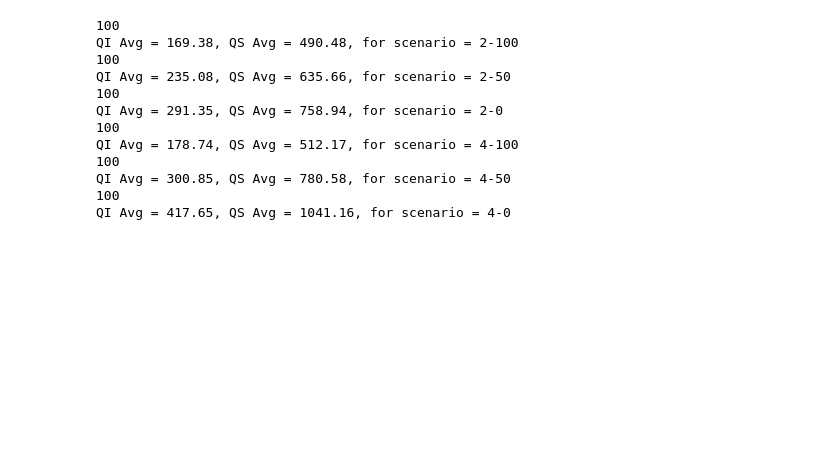
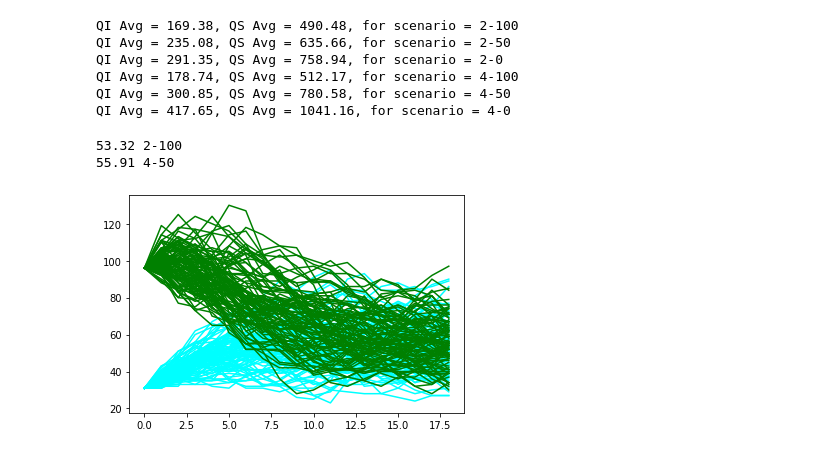
Before and after one commit to peter-i-frazier/group-testing, a Jupyter notebook: notebooks/july_7_quarantine_capacity_analysis.ipynb, the cells around one changed output. Saved outputs shown, nothing was run; the diff lists cells and outputs as text; code cells hidden in the pictures; blank space fills up the shorter version.

```diff
--- a/notebooks/july_7_quarantine_capacity_analysis.ipynb
+++ b/notebooks/july_7_quarantine_capacity_analysis.ipynb
@@ -16,7 +16,7 @@ dirs = ['/nfs01/covid_sims/1594131630.841701-asymptomatic_daily_self_report_p',
 for j, PATH in enumerate(dirs):
     os.chdir(PATH)
     results = glob.glob('**/simulation-0/*.csv', recursive=True) # simulatino-0 corresponds to daily testing frac = 0.2
-    print(len(results))
+    #print(len(results))
     n_trajectories = len(results)
     cum_QI = np.zeros(n_trajectories)
     cum_QS = np.zeros(n_trajectories)
@@ -29,15 +29,46 @@ for j, PATH in enumerate(dirs):
     avg_cum_QS = np.mean(cum_QS)
     print('QI Avg = {}, QS Avg = {}, for scenario = {}'.format(avg_cum_QI, avg_cum_QS, scenarios[j]))
 # %% [output]
-100
 QI Avg = 169.38, QS Avg = 490.48, for scenario = 2-100
-100
 QI Avg = 235.08, QS Avg = 635.66, for scenario = 2-50
-100
 QI Avg = 291.35, QS Avg = 758.94, for scenario = 2-0
-100
 QI Avg = 178.74, QS Avg = 512.17, for scenario = 4-100
-100
 QI Avg = 300.85, QS Avg = 780.58, for scenario = 4-50
-100
 QI Avg = 417.65, QS Avg = 1041.16, for scenario = 4-0
+# %%
+plt.figure()
+
+# 2-100
+PATH = '/nfs01/covid_sims/1594131630.841701-asymptomatic_daily_self_report_p'
+os.chdir(PATH)
+results = glob.glob('**/simulation-0/*.csv', recursive=True) # simulatino-0 corresponds to daily testing frac = 0.2
+n_trajectories = len(results)
+free = np.zeros(n_trajectories)
+
+for i, res in enumerate(results):
+    df = pd.read_csv(res)
+    free_and_infectious = 34310 - df['S'] - df['QS'] - df['QI'] - df['R']
+    free[i] = free_and_infectious.iloc[18]
+    plt.plot(free_and_infectious, 'cyan')
+
+print(free.mean(), '2-100')
+
+# 4-50
+PATH = '/nfs01/covid_sims/1594131755.527977-asymptomatic_daily_self_report_p'
+os.chdir(PATH)
+results = glob.glob('**/simulation-0/*.csv', recursive=True) # simulatino-0 corresponds to daily testing frac = 0.2
+free = np.zeros(n_trajectories)
+for i, res in enumerate(results):
+    df = pd.read_csv(res)
+    free_and_infectious = 34310 - df['S'] - df['QS'] - df['QI'] - df['R']
+    free[i] = free_and_infectious.iloc[18]
+    plt.plot(free_and_infectious, 'g')
+
+print(free.mean(), '4-50')
+
+
+plt.show()
+# %% [output]
+53.32 2-100
+55.91 4-50
+[figure, added]
```
